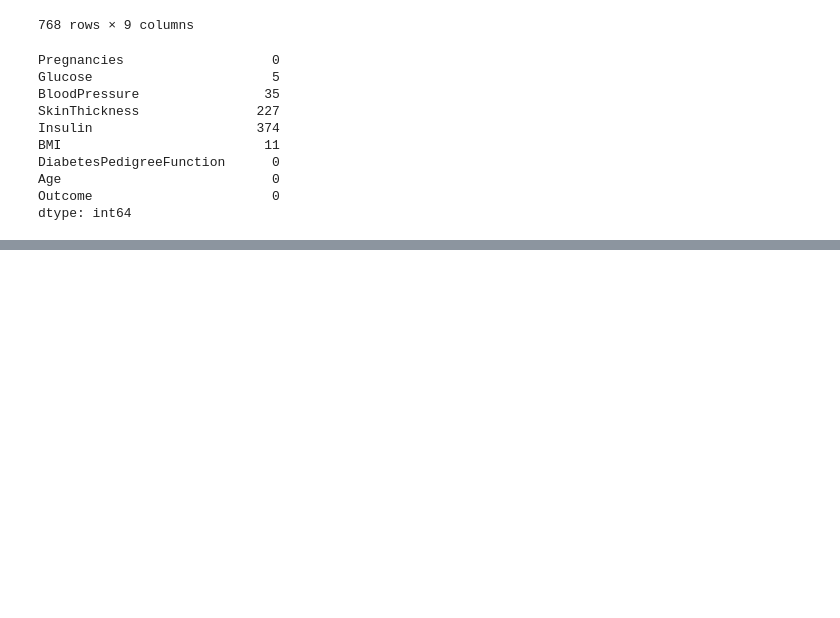
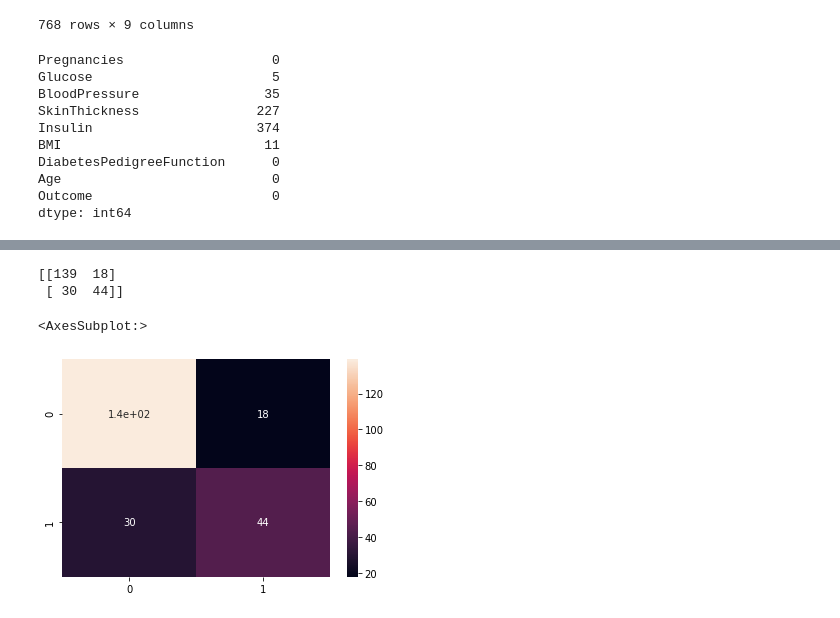
Before and after one commit to Aviost111/Diabetes_Predictions, a Jupyter notebook: interesting.ipynb, the cells around one changed output, grey strips where cells are left out. Cells and saved outputs as stored; diff of their text form; code cells hidden in the pictures; blank space fills up the shorter version.

```diff
--- a/interesting.ipynb
+++ b/interesting.ipynb
@@ -39,0 +118,10 @@ dtype: int64
+# %%
+from sklearn.preprocessing import StandardScaler
+scaler = StandardScaler()
+scaler.fit(df.drop('Outcome', axis = 1))
+scaler_features = scaler.transform(df.drop('Outcome', axis = 1))
+df_feat = pd.DataFrame(scaler_features, columns = df.columns[:-1])
+# appending the outcome feature
+df_feat['Outcome'] = df['Outcome'].astype(int)
+df = df_feat.copy()
+df.head()
@@ -39,0 +135,23 @@ dtype: int64
+# %%
+X = df.drop('Outcome', axis = 1)
+y = df['Outcome']
+from sklearn.model_selection import train_test_split
+X_train, X_test, y_train, y_test = train_test_split(  X, y, test_size=0.3, random_state=0)
+# %%
+import sklearn
+from sklearn.neighbors import KNeighborsClassifier
+from sklearn.metrics import accuracy_score
+tt = {}
+il = []
+ac=[]
+for  i in range(1,100):
+    knn = KNeighborsClassifier(n_neighbors=i)
+    knn.fit(X_train,y_train)
+    y_pred = knn.predict(X_test)
+    il.append(i)
+    ac.append( sklearn.metrics.roc_auc_score(y_test,y_pred) )
+    tt.update({'K':il})
+    tt.update({'ROC_ACC':ac})
+vv = pd.DataFrame(tt)
+vv.sort_values('ROC_ACC',ascending=False,inplace=True,ignore_index=True)
+vv.head(10)
@@ -39,0 +170,6 @@ dtype: int64
+# %%
+knn = KNeighborsClassifier(n_neighbors=9)
+knn.fit(X_train,y_train)
+y_pred = knn.predict(X_test)
+from sklearn.metrics import classification_report
+print(classification_report(y_test,y_pred))
@@ -39,0 +185,9 @@ dtype: int64
+# %%
+from sklearn.metrics import confusion_matrix
+print(confusion_matrix(y_test,y_pred))
+sns.heatmap(confusion_matrix(y_test,y_pred),annot=True)
+# %% [output]
+[[139  18]
+ [ 30  44]]
+<AxesSubplot:>
+[figure, added]
```
Also changed, not shown: parts of 7 cells of this notebook.
